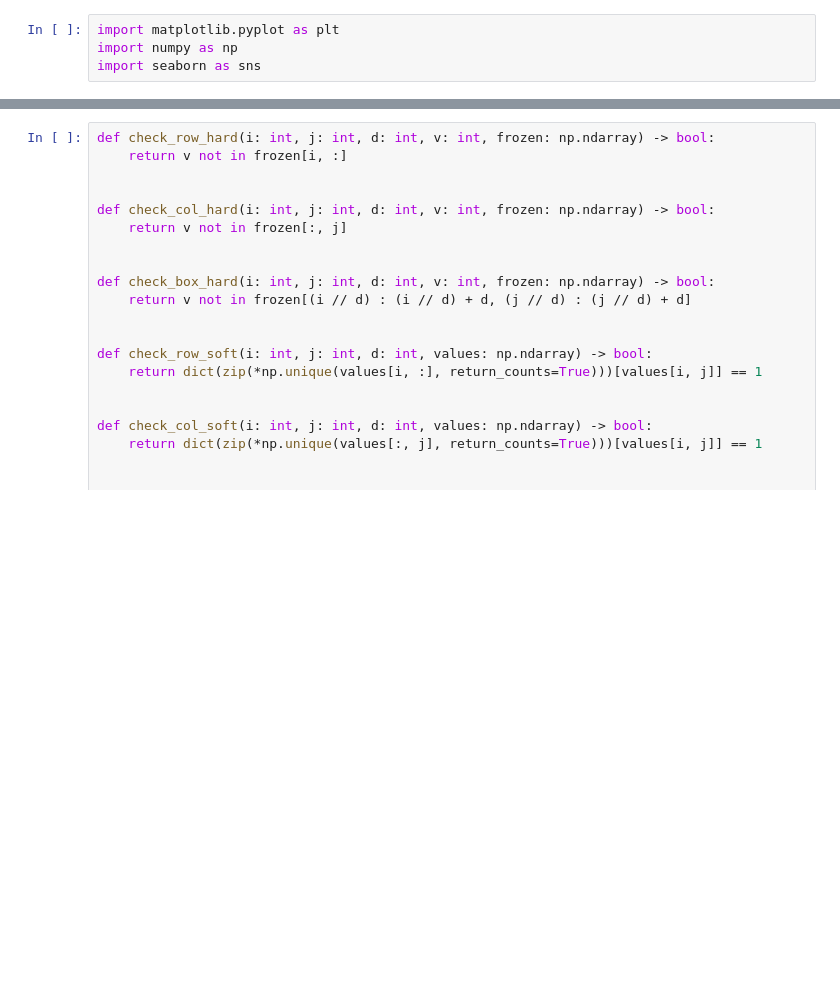
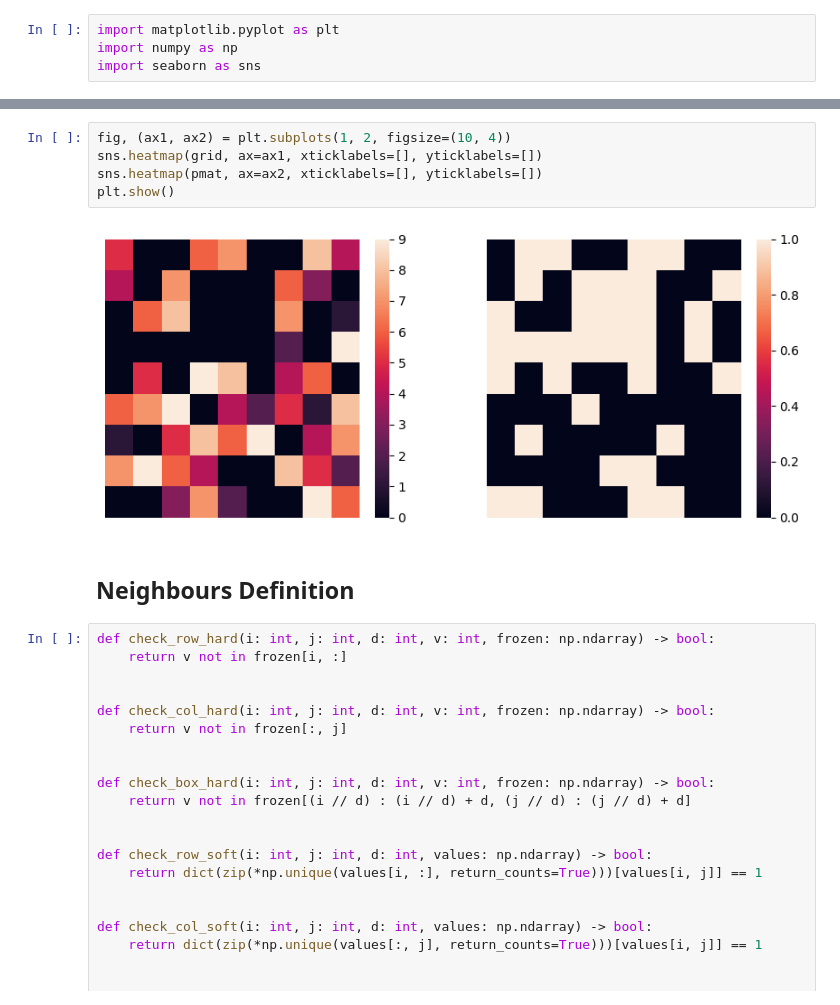
Before and after one commit to JBercich/sudoku, a Jupyter notebook: sudoku/solver/stochastic.ipynb, the cells around one changed output, grey strips where cells are left out. Drawn from its saved outputs; the diff is of its cells as text; blank space fills up the shorter version.

```diff
--- a/sudoku/solver/stochastic.ipynb
+++ b/sudoku/solver/stochastic.ipynb
@@ -21,3 +149,12 @@ def setup_probability_matrix(shp: tuple, frozen: np.ndarray) -> np.ndarray:
+# %%
+fig, (ax1, ax2) = plt.subplots(1, 2, figsize=(10, 4))
+sns.heatmap(grid, ax=ax1, xticklabels=[], yticklabels=[])
+sns.heatmap(pmat, ax=ax2, xticklabels=[], yticklabels=[])
+plt.show()
+# %% [output]
+[figure, added]
+# %% [markdown]
+## Neighbours Definition
 # %%
 def check_row_hard(i: int, j: int, d: int, v: int, frozen: np.ndarray) -> bool:
     return v not in frozen[i, :]
```
Also changed, not shown: parts of 15 cells of this notebook, 3 other files.
